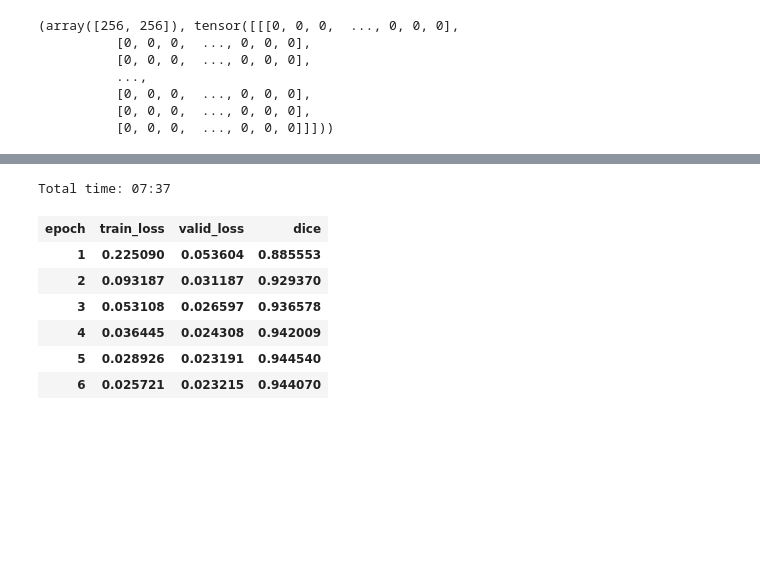
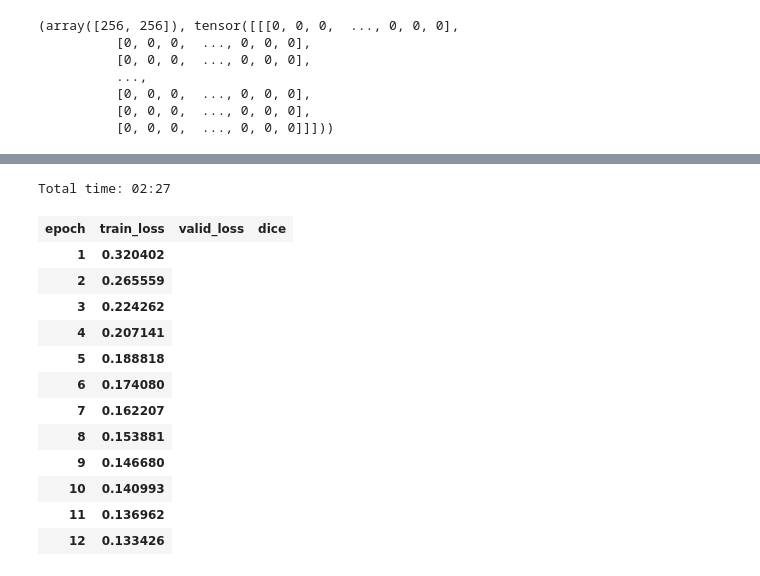
Before and after one commit to tcapelle/solar_seg, a Jupyter notebook: Solar_Images.ipynb, the cells around one changed output, grey strips where cells are left out. Cells and saved outputs as stored; diff of their text form; code cells hidden in the pictures; blank space fills up the shorter version.

```diff
--- a/Solar_Images.ipynb
+++ b/Solar_Images.ipynb
@@ -58 +58,4 @@ lbl_names[:3]
+# %%
+fnames_test = get_image_files(path_test)
+fnames_test = fnames_test[0:100]
 # %%
@@ -96,9 +99,14 @@ class MySegmentationItemList(ImageItemList):
 # %%
 def get_data(sz, bs):
   src = (MySegmentationItemList.from_folder(path_img)
-       .random_split_by_pct(.2)
-       .label_from_func(get_y_fn, classes=['background','solar_module']))
+#        .random_split_by_pct(.01)
+         .no_split()
+        .label_from_func(get_y_fn, classes=['background','solar_module'])
+        .add_test(fnames_test)
+        )
   data = (src.transform(get_transforms(flip_vert=True), size=sz, tfm_y=True)
         .databunch(bs=bs)
         .normalize(imagenet_stats))
   return data
+# %%
+data = get_data(256, 16)
@@ -105,4 +133,3 @@ def get_data(sz, bs):
 # %%
-data = get_data(128, 64)
-data.show_batch(4, figsize=(10,7), alpha=1)
+data.show_batch(2, figsize=(10,7), alpha=1)
 # %% [output]
@@ -124,13 +161,19 @@ LR Finder is complete, type {learner_name}.recorder.plot() to see the graph.
 # %%
-learn.fit_one_cycle(6, 1e-3)
+learn.fit_one_cycle(12, 1e-4)
 # %% [output]
-Total time: 07:37
+Total time: 02:27
 | epoch | train_loss | valid_loss | dice |
-| 1 | 0.225090 | 0.053604 | 0.885553 |
-| 2 | 0.093187 | 0.031187 | 0.929370 |
-| 3 | 0.053108 | 0.026597 | 0.936578 |
-| 4 | 0.036445 | 0.024308 | 0.942009 |
-| 5 | 0.028926 | 0.023191 | 0.944540 |
-| 6 | 0.025721 | 0.023215 | 0.944070 |
+| 1 | 0.320402 |
+| 2 | 0.265559 |
+| 3 | 0.224262 |
+| 4 | 0.207141 |
+| 5 | 0.188818 |
+| 6 | 0.174080 |
+| 7 | 0.162207 |
+| 8 | 0.153881 |
+| 9 | 0.146680 |
+| 10 | 0.140993 |
+| 11 | 0.136962 |
+| 12 | 0.133426 |
 # %%
 learn.unfreeze()
```
Also changed, not shown: parts of 19 cells of this notebook.
